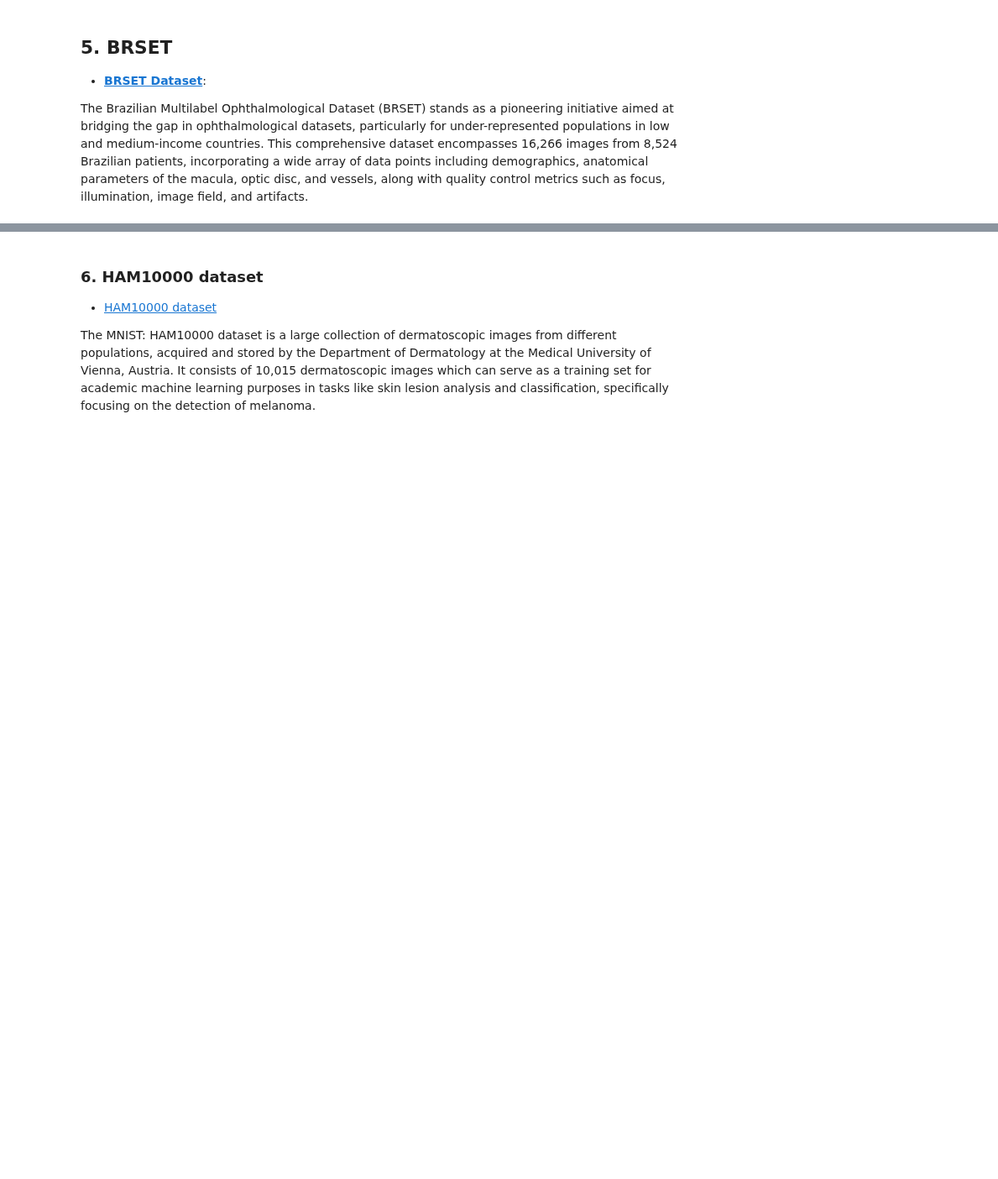
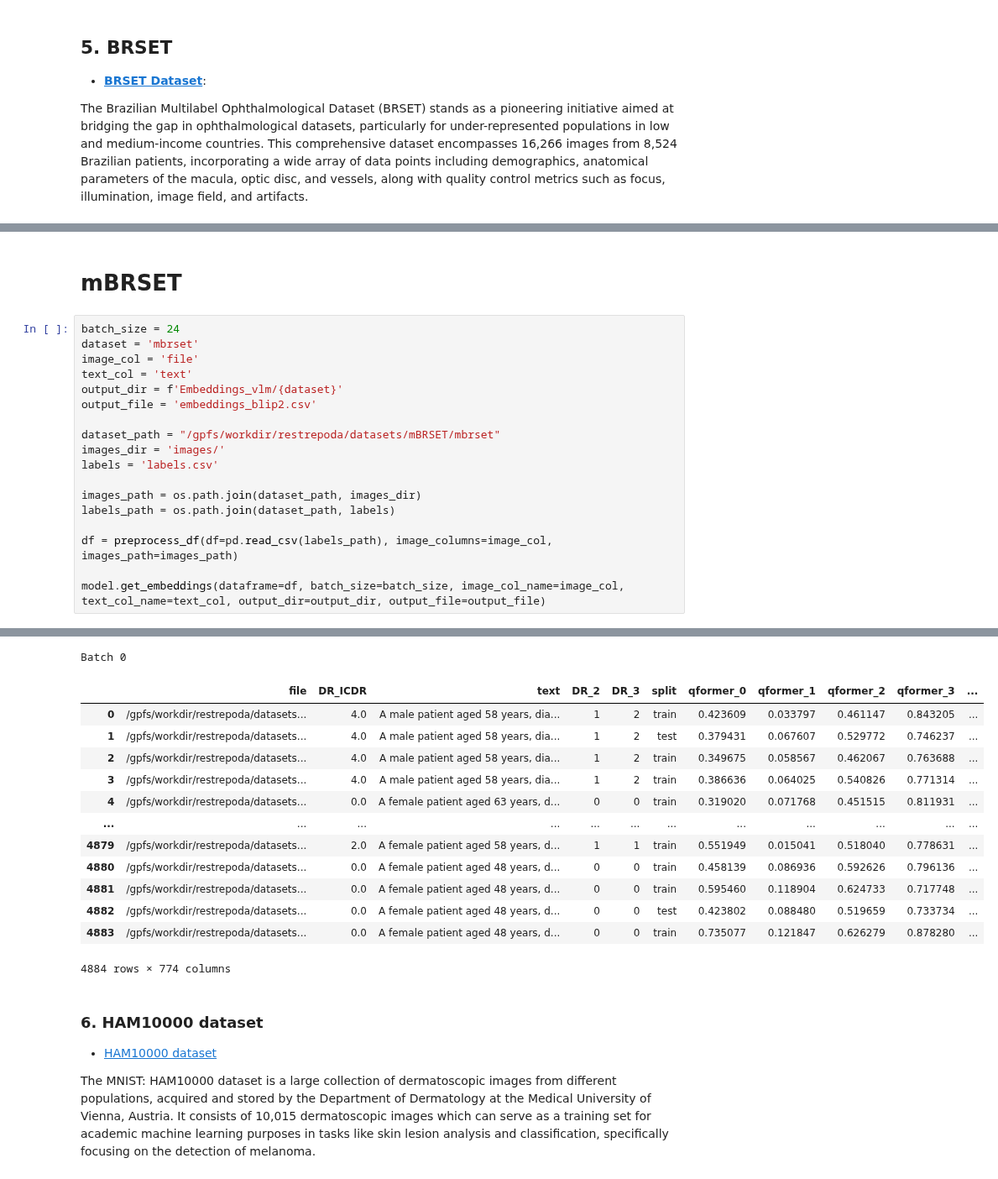
Before and after one commit to dsrestrepo/Foundational-Multimodal-Fusion-Benchmark, a Jupyter notebook: generate_vlm_embeddings.ipynb, the cells around one changed output, grey strips where cells are left out. Shown at 84% size. Cells and saved outputs as stored; diff of their text form; blank space fills up the shorter version.

```diff
--- a/generate_vlm_embeddings.ipynb
+++ b/generate_vlm_embeddings.ipynb
@@ -201,0 +234,21 @@ model.get_embeddings(dataframe=df, batch_size=batch_size, image_col_name=image_c
+# %% [markdown]
+# mBRSET
+# %%
+batch_size = 24
+dataset = 'mbrset'
+image_col = 'file'
+text_col = 'text'
+output_dir = f'Embeddings_vlm/{dataset}'
+output_file = 'embeddings_blip2.csv'
+
+dataset_path = "/gpfs/workdir/restrepoda/datasets/mBRSET/mbrset"
+images_dir = 'images/'
+labels = 'labels.csv'
+
+images_path = os.path.join(dataset_path, images_dir)
+labels_path = os.path.join(dataset_path, labels)
+
+df = preprocess_df(df=pd.read_csv(labels_path), image_columns=image_col, images_path=images_path)
+
+model.get_embeddings(dataframe=df, batch_size=batch_size, image_col_name=image_col, text_col_name=text_col, output_dir=output_dir, output_file=output_file)
+# %% [output]
@@ -202,3 +272,17 @@ model.get_embeddings(dataframe=df, batch_size=batch_size, image_col_name=image_c
+Batch 0
+|  | file | DR_ICDR | text | DR_2 | DR_3 | split | qformer_0 | qformer_1 | qformer_2 | qformer_3 | ... |
+| 0 | /gpfs/workdir/restrepoda/datasets... | 4.0 | A male patient aged 58 years, dia... | 1 | 2 | train | 0.423609 | 0.033797 | 0.461147 | 0.843205 | ... |
+| 1 | /gpfs/workdir/restrepoda/datasets... | 4.0 | A male patient aged 58 years, dia... | 1 | 2 | test | 0.379431 | 0.067607 | 0.529772 | 0.746237 | ... |
+| 2 | /gpfs/workdir/restrepoda/datasets... | 4.0 | A male patient aged 58 years, dia... | 1 | 2 | train | 0.349675 | 0.058567 | 0.462067 | 0.763688 | ... |
+| 3 | /gpfs/workdir/restrepoda/datasets... | 4.0 | A male patient aged 58 years, dia... | 1 | 2 | train | 0.386636 | 0.064025 | 0.540826 | 0.771314 | ... |
+| 4 | /gpfs/workdir/restrepoda/datasets... | 0.0 | A female patient aged 63 years, d... | 0 | 0 | train | 0.319020 | 0.071768 | 0.451515 | 0.811931 | ... |
+| ... | ... | ... | ... | ... | ... | ... | ... | ... | ... | ... | ... |
+| 4879 | /gpfs/workdir/restrepoda/datasets... | 2.0 | A female patient aged 58 years, d... | 1 | 1 | train | 0.551949 | 0.015041 | 0.518040 | 0.778631 | ... |
+| 4880 | /gpfs/workdir/restrepoda/datasets... | 0.0 | A female patient aged 48 years, d... | 0 | 0 | train | 0.458139 | 0.086936 | 0.592626 | 0.796136 | ... |
+| 4881 | /gpfs/workdir/restrepoda/datasets... | 0.0 | A female patient aged 48 years, d... | 0 | 0 | train | 0.595460 | 0.118904 | 0.624733 | 0.717748 | ... |
+| 4882 | /gpfs/workdir/restrepoda/datasets... | 0.0 | A female patient aged 48 years, d... | 0 | 0 | test | 0.423802 | 0.088480 | 0.519659 | 0.733734 | ... |
+| 4883 | /gpfs/workdir/restrepoda/datasets... | 0.0 | A female patient aged 48 years, d... | 0 | 0 | train | 0.735077 | 0.121847 | 0.626279 | 0.878280 | ... |
+4884 rows × 774 columns
 # %% [markdown]
 ### 6. HAM10000 dataset
 
```
Also changed, not shown: parts of 4 cells of this notebook, 6 other files.
